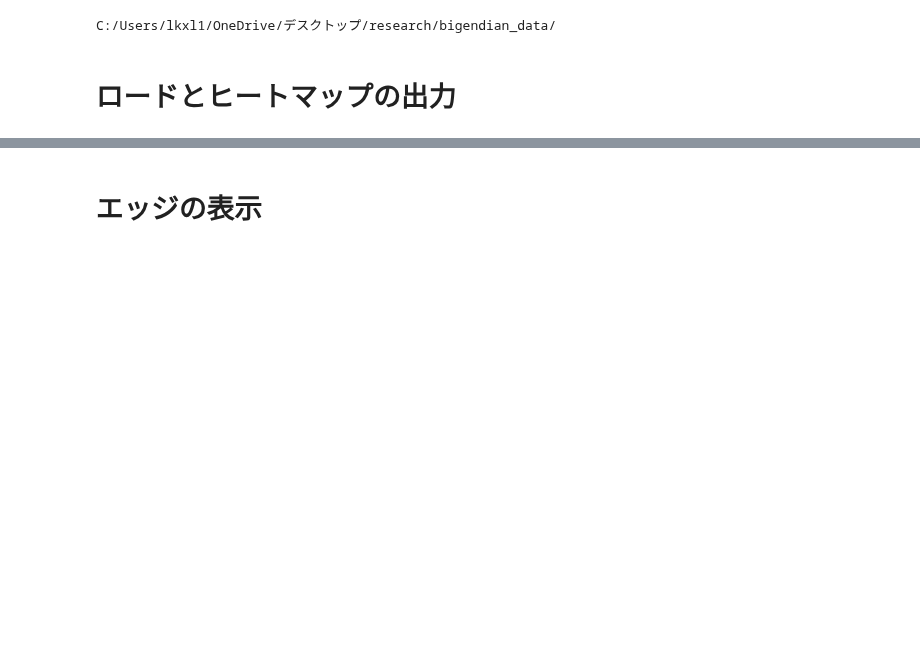
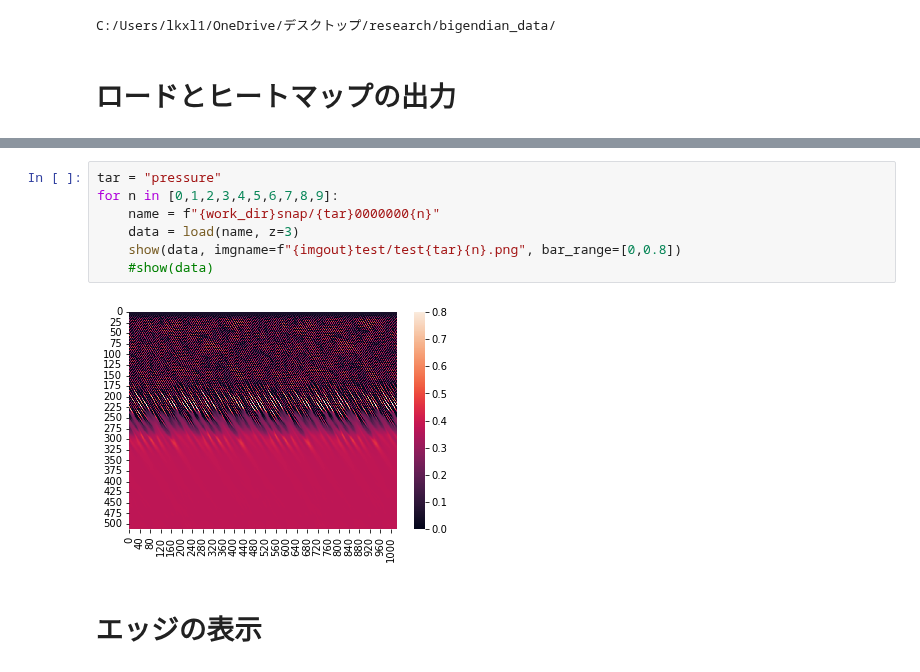
Before and after one commit to koki-mus/research, a Jupyter notebook: src/visualize.ipynb, the cells around one changed output, grey strips where cells are left out. Cells and saved outputs as stored; diff of their text form; blank space fills up the shorter version.

```diff
--- a/src/visualize.ipynb
+++ b/src/visualize.ipynb
@@ -28,3 +29,12 @@ ValueError: cannot reshape array of size 375 into shape (513,1025)
+# %%
+tar = "pressure"
+for n in [0,1,2,3,4,5,6,7,8,9]:
+    name = f"{work_dir}snap/{tar}0000000{n}"
+    data = load(name, z=3)
+    show(data, imgname=f"{imgout}test/test{tar}{n}.png", bar_range=[0,0.8])
+    #show(data)
+# %% [output]
+[figure, added]
 # %% [markdown]
 # エッジの表示
 # %%
```
Also changed, not shown: parts of 4 cells of this notebook, 4 other files.
